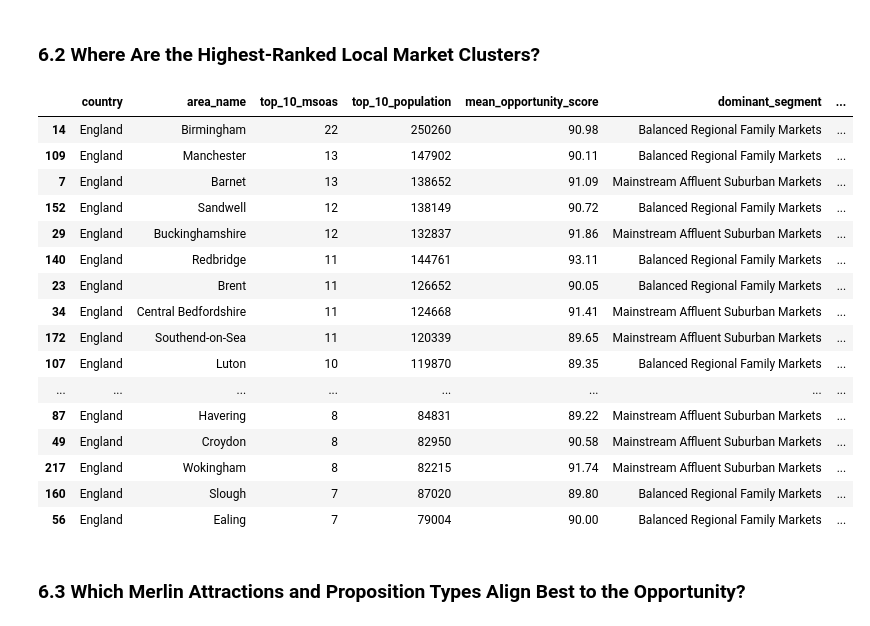
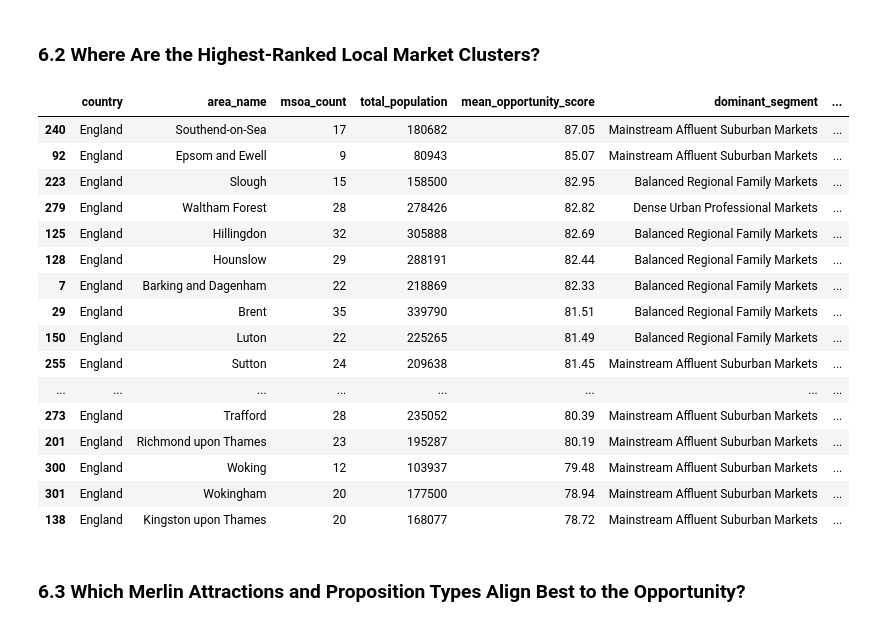
Before and after one commit to billychanhub/uk-demographic-clustering, a Jupyter notebook: notebooks/4_opportunity_scoring.ipynb, the cells around one changed output. Cells and saved outputs as stored; diff of their text form; code cells hidden in the pictures.

```diff
--- a/notebooks/4_opportunity_scoring.ipynb
+++ b/notebooks/4_opportunity_scoring.ipynb
@@ -499,9 +499,6 @@ RESORT_OR_DESTINATION_CATEGORIES = [
     "Thrill Theme Park",
     "Heritage Attraction",
 ]
-
-scored["top_10_opportunity_flag"] = scored["opportunity_percentile"] >= TOP_OPPORTUNITY_PERCENTILE_THRESHOLD
-scored["top_10_opportunity_population"] = np.where(scored["top_10_opportunity_flag"], scored["total_population"], 0)
 
 within_cluster_distance = distance_matrix <= CLUSTER_MARKETING_DISTANCE_MILES
 scored["merlin_attractions_within_30_miles"] = within_cluster_distance.sum(axis=1).astype(int)
@@ -512,24 +509,16 @@ scored["merlin_attraction_cluster_names_30_miles"] = [
     for row in within_cluster_distance
 ]
 
-high_opportunity_mask = scored["opportunity_percentile"] >= HIGH_OPPORTUNITY_PERCENTILE_THRESHOLD
 family_affluent_mask = (
     (scored["family_household_share"] >= scored["family_household_share"].median())
     & (scored["ab_c1_social_grade_share"] >= scored["ab_c1_social_grade_share"].median())
 )
 resort_or_destination_mask = scored["recommended_attraction_category"].isin(RESORT_OR_DESTINATION_CATEGORIES)
 
-scored["annual_pass_repeat_visit_flag"] = (
-    high_opportunity_mask
-    & (scored["recommended_attraction_distance_miles"] <= ANNUAL_PASS_DISTANCE_MILES)
-)
-scored["cluster_marketing_flag"] = (
-    high_opportunity_mask
-    & (scored["merlin_attractions_within_30_miles"] >= CLUSTER_MARKETING_MIN_ATTRACTIONS)
-)
+scored["annual_pass_repeat_visit_flag"] = scored["recommended_attraction_distance_miles"] <= ANNUAL_PASS_DISTANCE_MILES
+scored["cluster_marketing_flag"] = scored["merlin_attractions_within_30_miles"] >= CLUSTER_MARKETING_MIN_ATTRACTIONS
 scored["short_break_opportunity_flag"] = (
-    high_opportunity_mask
-    & family_affluent_mask
+    family_affluent_mask
     & resort_or_destination_mask
     & scored["recommended_attraction_distance_miles"].between(SHORT_BREAK_MIN_DISTANCE_MILES, SHORT_BREAK_MAX_DISTANCE_MILES)
 )
@@ -547,11 +536,11 @@ def recommended_activation_type(row):
 
 def activation_type_rationale(row):
     if row["recommended_activation_type"] == "Multi-attraction cluster marketing":
-        return f"High-opportunity MSOA with {row['merlin_attractions_within_30_miles']} Merlin attractions within 30 miles."
+        return f"MSOA has {row['merlin_attractions_within_30_miles']} Merlin attractions within 30 miles."
     if row["recommended_activation_type"] == "Annual pass":
-        return "High-opportunity MSOA within 30 miles of the recommended attraction."
+        return "MSOA is within 30 miles of the recommended attraction."
     if row["recommended_activation_type"] == "Short break":
-        return "High-opportunity family/affluent MSOA at a practical overnight-trip distance."
+        return "Family/affluent MSOA at a practical overnight-trip distance from the recommended destination-style attraction."
     return "MSOA does not meet the simple rules for cluster marketing, annual pass, or short-break activation."
 
 
@@ -574,11 +563,10 @@ activation_type_summary = (
     scored.groupby("recommended_activation_type", as_index=False)
     .agg(
         msoa_count=("geo_code", "count"),
-        top_10_msoas=("top_10_opportunity_flag", "sum"),
         total_population=("total_population", "sum"),
         mean_opportunity_score=("overall_opportunity_score", "mean"),
     )
-    .sort_values(["top_10_msoas", "total_population"], ascending=[False, False])
+    .sort_values(["total_population", "mean_opportunity_score"], ascending=[False, False])
 )
 
 activation_type_summary.round(1)
@@ -668,44 +638,43 @@ segment_opportunity_summary[segment_display_cols].round(3)
 # %% [markdown]
 ### 6.2 Where Are the Highest-Ranked Local Market Clusters?
 # %%
-top_area_summary = (
-    scored.loc[scored["top_10_opportunity_flag"]]
-    .groupby(["country", "area_name"], as_index=False)
+area_opportunity_summary = (
+    scored.groupby(["country", "area_name"], as_index=False)
     .agg(
-        top_10_msoas=("geo_code", "count"),
-        top_10_population=("total_population", "sum"),
+        msoa_count=("geo_code", "count"),
+        total_population=("total_population", "sum"),
         mean_opportunity_score=("overall_opportunity_score", "mean"),
         dominant_segment=("segment_label", mode_or_none),
         main_recommended_attraction=("recommended_attraction_name", mode_or_none),
         main_recommended_brand=("recommended_attraction_brand", mode_or_none),
         main_recommended_category=("recommended_attraction_category", mode_or_none),
         main_activation_type=("recommended_activation_type", mode_or_none),
         mean_recommended_distance_miles=("recommended_attraction_distance_miles", "mean"),
         strongest_msoa=("geo_name", mode_or_none),
     )
-    .assign(top_10_population_millions=lambda df: df["top_10_population"] / 1_000_000)
-    .sort_values(["top_10_msoas", "top_10_population", "mean_opportunity_score"], ascending=[False, False, False])
+    .assign(population_millions=lambda df: df["total_population"] / 1_000_000)
+    .sort_values(["mean_opportunity_score", "total_population", "msoa_count"], ascending=[False, False, False])
 )
 
-top_area_summary.head(20).round(2)
+area_opportunity_summary.head(20).round(2)
 # %% [output]
-|  | country | area_name | top_10_msoas | top_10_population | mean_opportunity_score | dominant_segment | ... |
-| 14 | England | Birmingham | 22 | 250260 | 90.98 | Balanced Regional Family Markets | ... |
-| 109 | England | Manchester | 13 | 147902 | 90.11 | Balanced Regional Family Markets | ... |
-| 7 | England | Barnet | 13 | 138652 | 91.09 | Mainstream Affluent Suburban Markets | ... |
-| 152 | England | Sandwell | 12 | 138149 | 90.72 | Balanced Regional Family Markets | ... |
-| 29 | England | Buckinghamshire | 12 | 132837 | 91.86 | Mainstream Affluent Suburban Markets | ... |
-| 140 | England | Redbridge | 11 | 144761 | 93.11 | Balanced Regional Family Markets | ... |
-| 23 | England | Brent | 11 | 126652 | 90.05 | Balanced Regional Family Markets | ... |
-| 34 | England | Central Bedfordshire | 11 | 124668 | 91.41 | Mainstream Affluent Suburban Markets | ... |
-| 172 | England | Southend-on-Sea | 11 | 120339 | 89.65 | Mainstream Affluent Suburban Markets | ... |
-| 107 | England | Luton | 10 | 119870 | 89.35 | Balanced Regional Family Markets | ... |
+|  | country | area_name | msoa_count | total_population | mean_opportunity_score | dominant_segment | ... |
+| 240 | England | Southend-on-Sea | 17 | 180682 | 87.05 | Mainstream Affluent Suburban Markets | ... |
+| 92 | England | Epsom and Ewell | 9 | 80943 | 85.07 | Mainstream Affluent Suburban Markets | ... |
+| 223 | England | Slough | 15 | 158500 | 82.95 | Balanced Regional Family Markets | ... |
+| 279 | England | Waltham Forest | 28 | 278426 | 82.82 | Dense Urban Professional Markets | ... |
+| 125 | England | Hillingdon | 32 | 305888 | 82.69 | Balanced Regional Family Markets | ... |
+| 128 | England | Hounslow | 29 | 288191 | 82.44 | Balanced Regional Family Markets | ... |
+| 7 | England | Barking and Dagenham | 22 | 218869 | 82.33 | Balanced Regional Family Markets | ... |
+| 29 | England | Brent | 35 | 339790 | 81.51 | Balanced Regional Family Markets | ... |
+| 150 | England | Luton | 22 | 225265 | 81.49 | Balanced Regional Family Markets | ... |
+| 255 | England | Sutton | 24 | 209638 | 81.45 | Mainstream Affluent Suburban Markets | ... |
 | ... | ... | ... | ... | ... | ... | ... | ... |
-| 87 | England | Havering | 8 | 84831 | 89.22 | Mainstream Affluent Suburban Markets | ... |
-| 49 | England | Croydon | 8 | 82950 | 90.58 | Mainstream Affluent Suburban Markets | ... |
-| 217 | England | Wokingham | 8 | 82215 | 91.74 | Mainstream Affluent Suburban Markets | ... |
-| 160 | England | Slough | 7 | 87020 | 89.80 | Balanced Regional Family Markets | ... |
-| 56 | England | Ealing | 7 | 79004 | 90.00 | Balanced Regional Family Markets | ... |
+| 273 | England | Trafford | 28 | 235052 | 80.39 | Mainstream Affluent Suburban Markets | ... |
+| 201 | England | Richmond upon Thames | 23 | 195287 | 80.19 | Mainstream Affluent Suburban Markets | ... |
+| 300 | England | Woking | 12 | 103937 | 79.48 | Mainstream Affluent Suburban Markets | ... |
+| 301 | England | Wokingham | 20 | 177500 | 78.94 | Mainstream Affluent Suburban Markets | ... |
+| 138 | England | Kingston upon Thames | 20 | 168077 | 78.72 | Mainstream Affluent Suburban Markets | ... |
 # %% [markdown]
 ### 6.3 Which Merlin Attractions and Proposition Types Align Best to the Opportunity?
 # %%
```
Also changed, not shown: parts of 9 cells of this notebook, 4 other files.
